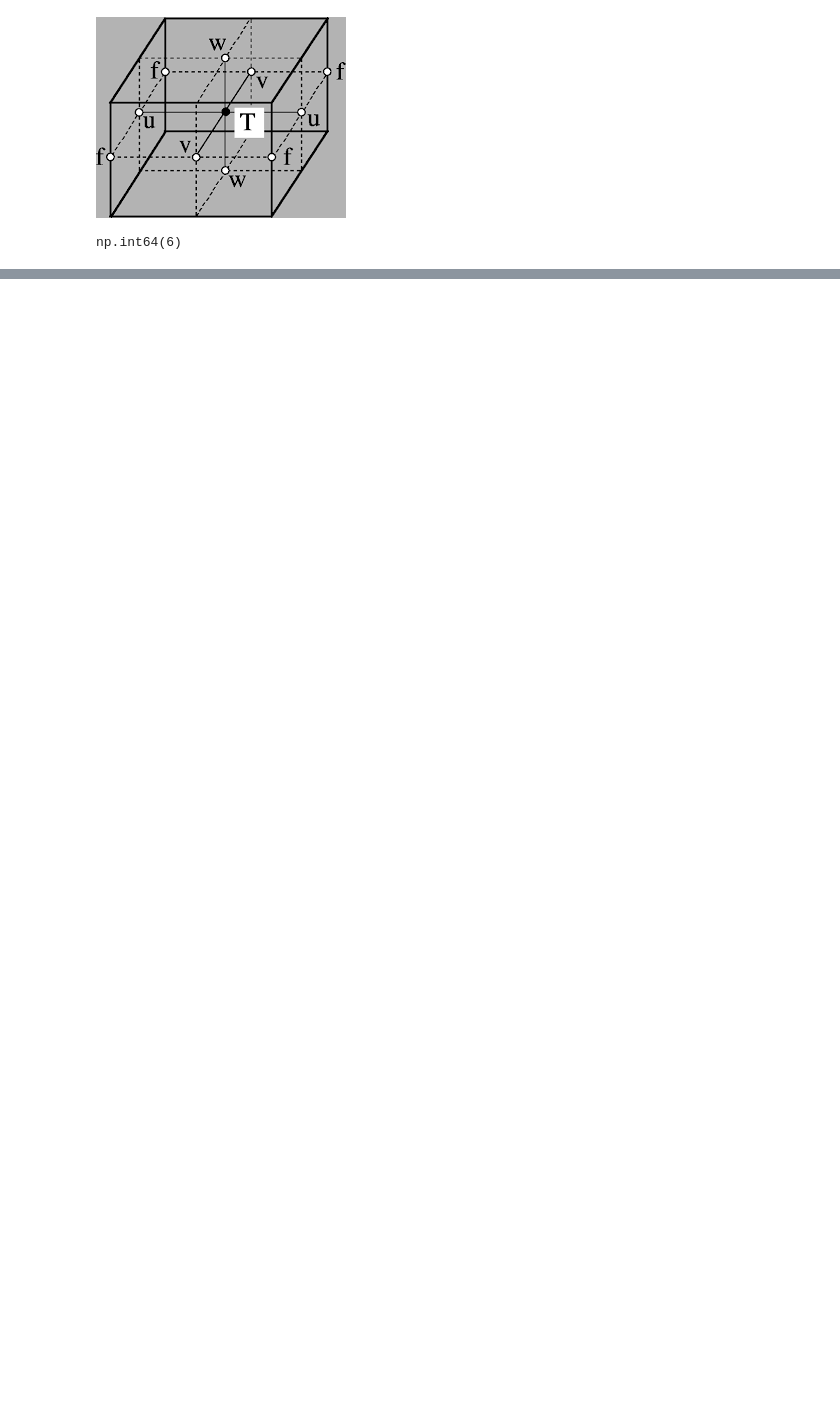
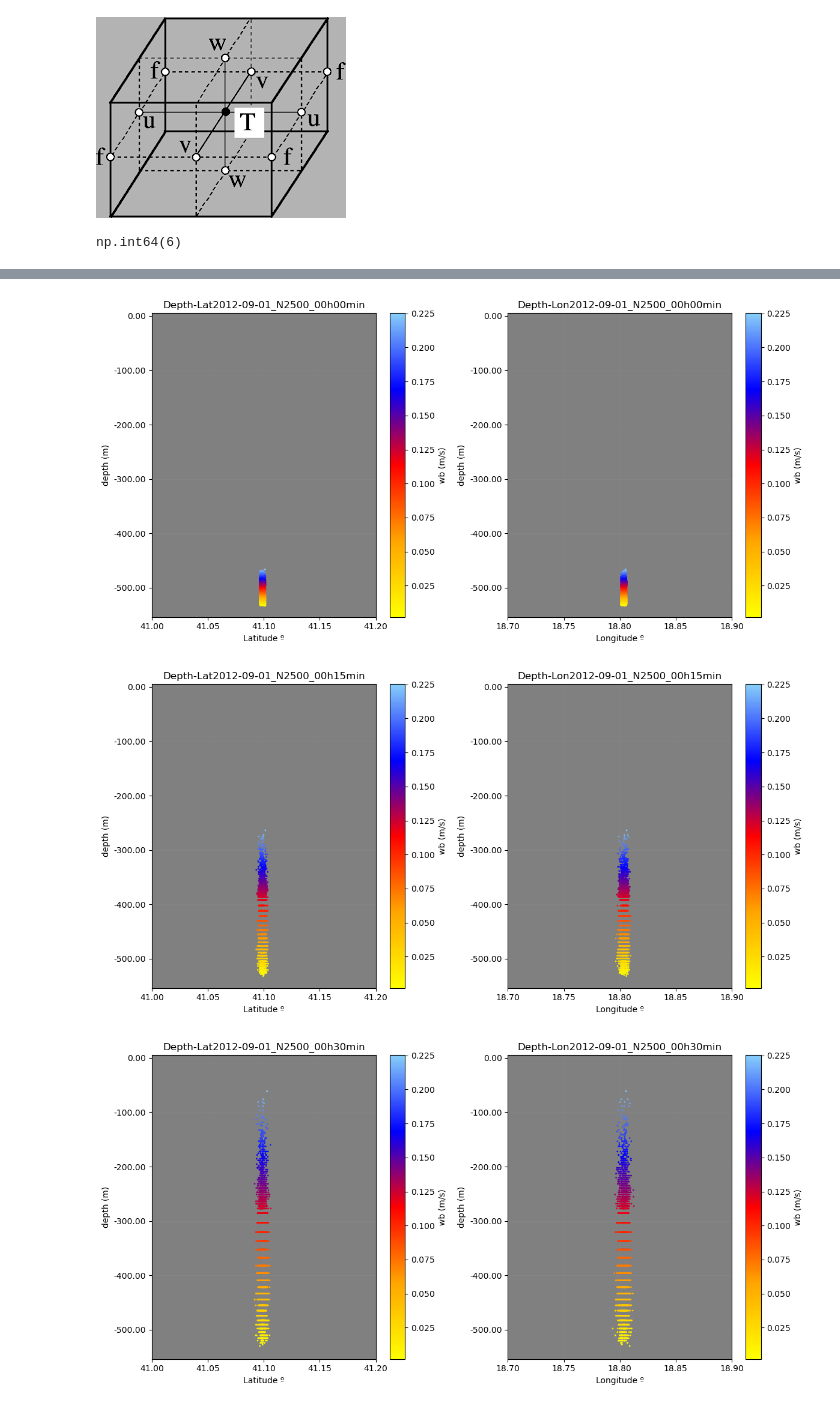
Before and after one commit to GiuliaGronchi/FarParcels, a Jupyter notebook: Visuals.ipynb, the cells around one changed output, grey strips where cells are left out. Drawn from its saved outputs; the diff is of its cells as text; code cells hidden in the pictures; blank space fills up the shorter version.

Commit message:
updated readme, visuals

```diff
--- a/Visuals.ipynb
+++ b/Visuals.ipynb
@@ -206,11 +213,11 @@ np.int64(6)
 # %%
 
 ## Define levels for the contours
-vel_min,vel_max = 0.001,0.4
+vel_min,vel_max = 0.001,0.3
 vlevs = np.linspace(vel_min, vel_max, 30)
 
 ## Generate the maps for the selected time period
-for obs in range(0,nobs,4):
+for obs in range(0,4,1):
     for i, time in enumerate(times):
 
         # Create a figure with Equidist-Cylindrical proj.
@@ -416,0 +321,58 @@ for obs in range (0,nobs,4):
+# %%
+wbmin = -data_xarray['w_buoy'][:,:].max().values
+wbmax = -data_xarray['w_buoy'][:,:].min().values
+
+for obs in range (0,4,1):
+
+    fig, axes = plt.subplots(1, 2, figsize=(12, 6))  # 1 row, 2 columns
+
+    # --- Plot 1: Latitude vs. Depth ---
+    ax1 = axes[0]  # Access the first subplot
+    ax1.set_facecolor('gray')
+    ax1.grid(alpha=0.1)
+    ax1.set_xlabel('Latitude º')
+    ax1.set_ylabel('depth (m)')
+    ax1.set_ylim(- init_depth - 20, 5)
+    ax1.set_xlim(init_lat - 0.1, init_lat + 0.1) # Set latitude limits
+    ax1.yaxis.set_major_formatter(ticker.FormatStrFormatter('%.2f'))
+
+    colors = ["yellow", "orange", "red", "blue", "lightskyblue"]
+    custom_cmap = LinearSegmentedColormap.from_list("my_cmap", colors)
+
+    vsc1 = ax1.scatter(data_xarray['lat'][:, obs], -data_xarray['z'][:, obs], marker='.', s=4, c=-data_xarray['w_buoy'][:, obs], cmap=custom_cmap, vmin=wbmin, vmax=wbmax)
+    plt.colorbar(vsc1, ax=ax1, label='wb (m/s)')
+
+    total_minutes = int(obs * output_dt)
+    hours = total_minutes // 60
+    minutes = total_minutes % 60
+    time_str = f"{hours:02d}h{minutes:02d}min"
+
+    title1 = 'Depth-Lat' + np.datetime_as_string(speedxy.time_counter, "D") + '_N' + str(npart) + "_" + time_str
+    ax1.set_title(title1, fontsize=12)
+
+    # --- Plot 2: Longitude vs. Depth ---
+    ax2 = axes[1]  # Access the second subplot
+    ax2.set_facecolor('gray')
+    ax2.grid(alpha=0.1)
+    ax2.set_xlabel('Longitude º')
+    ax2.set_ylabel('depth (m)')
+    ax2.set_xlim(init_lon - 0.1, init_lon + 0.1)
+    ax2.set_ylim(- init_depth - 20, 5)
+    ax2.yaxis.set_major_formatter(ticker.FormatStrFormatter('%.2f'))
+
+    vsc2 = ax2.scatter(data_xarray['lon'][:, obs], -data_xarray['z'][:, obs], marker='.', s=4, c=-data_xarray['w_buoy'][:, obs], cmap=custom_cmap, vmin=wbmin, vmax=wbmax)
+    plt.colorbar(vsc2, ax=ax2, label='wb (m/s)')
+
+    title2 = 'Depth-Lon' + np.datetime_as_string(speedxy.time_counter, "D") + '_N' + str(npart) + "_" + time_str
+    ax2.set_title(title2, fontsize=12)
+
+    # --- Adjust layout to prevent overlapping titles/labels ---
+    plt.tight_layout()
+
+    # Save the current figure to a file
+
+    fig.savefig(os.path.join(plot_folder_path, 'Depth_'+np.datetime_as_string(speedxy.time_counter, "D") + '_N' + str(npart) + "_" + time_str + ".png"), bbox_inches='tight', dpi=300)
+# %% [output]
+[figure, added]
+[figure, added]
+[figure, added]
```
Also changed, not shown: parts of 6 cells of this notebook, 2 other files.
